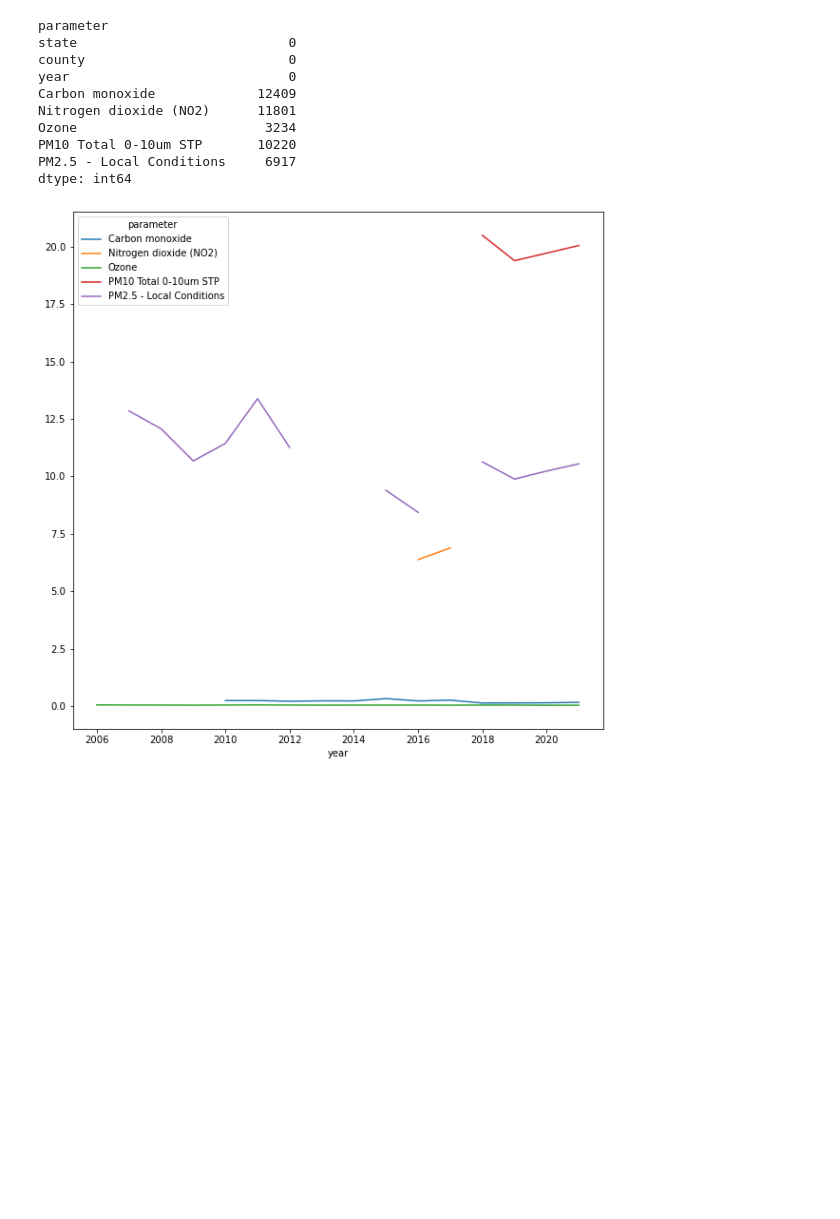
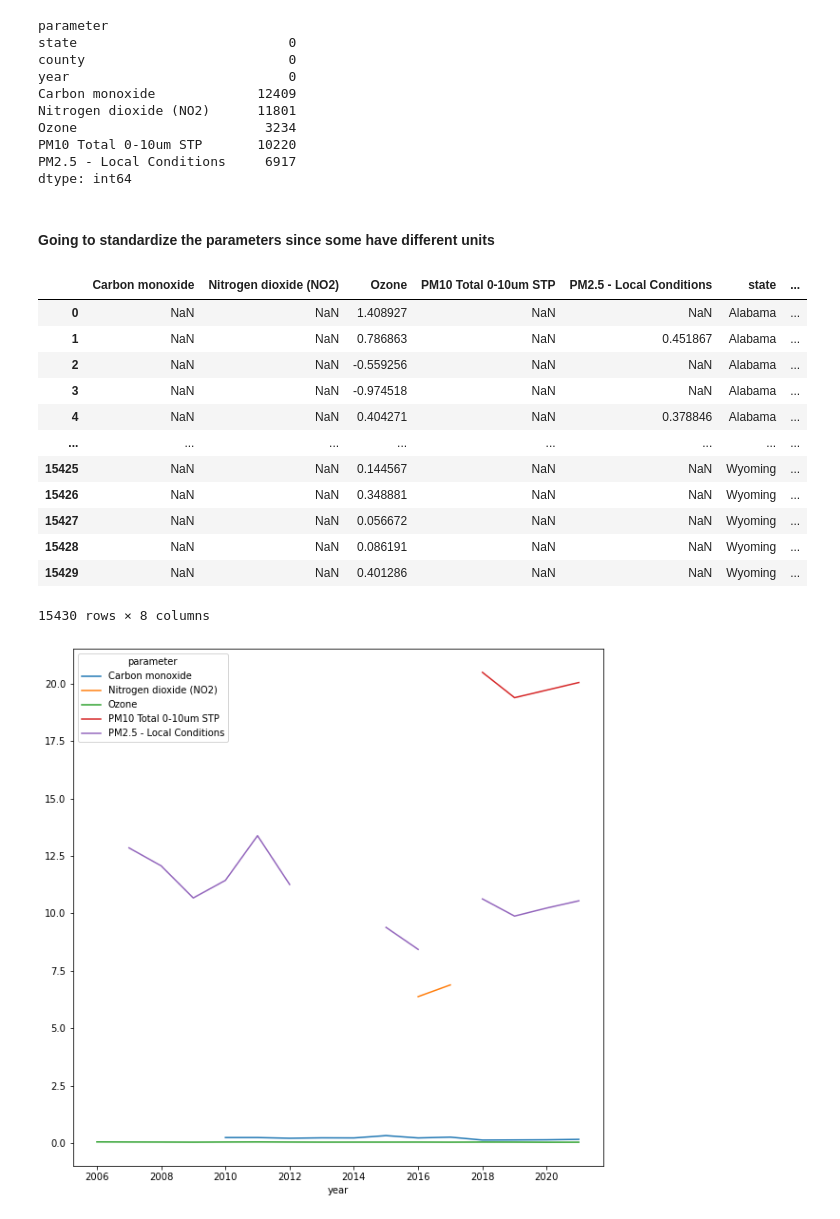
Before and after one commit to wdegraw93/low_birth_weight_vs_aqi_study, a Jupyter notebook: winston.ipynb, the cells around one changed output. Drawn from its saved outputs; the diff is of its cells as text; code cells hidden in the pictures; blank space fills up the shorter version.

```diff
--- a/winston.ipynb
+++ b/winston.ipynb
@@ -455,9 +458,33 @@ Ozone                        3234
 PM10 Total 0-10um STP       10220
 PM2.5 - Local Conditions     6917
 dtype: int64
+# %% [markdown]
+#### Going to standardize the parameters since some have different units
 # %%
 params = ['Carbon monoxide', 'Nitrogen dioxide (NO2)',
        'Ozone', 'PM10 Total 0-10um STP', 'PM2.5 - Local Conditions']
+# %%
+cte = ColumnTransformer([
+    ('ss', StandardScaler(), params)
+], remainder='passthrough', verbose_feature_names_out=False)
+
+aqs_ss = cte.fit_transform(aqs)
+aqs_ss = pd.DataFrame(aqs_ss, columns=cte.get_feature_names_out())
+aqs_ss
+# %% [output]
+|  | Carbon monoxide | Nitrogen dioxide (NO2) | Ozone | PM10 Total 0-10um STP | PM2.5 - Local Conditions | state | ... |
+| 0 | NaN | NaN | 1.408927 | NaN | NaN | Alabama | ... |
+| 1 | NaN | NaN | 0.786863 | NaN | 0.451867 | Alabama | ... |
+| 2 | NaN | NaN | -0.559256 | NaN | NaN | Alabama | ... |
+| 3 | NaN | NaN | -0.974518 | NaN | NaN | Alabama | ... |
+| 4 | NaN | NaN | 0.404271 | NaN | 0.378846 | Alabama | ... |
+| ... | ... | ... | ... | ... | ... | ... | ... |
+| 15425 | NaN | NaN | 0.144567 | NaN | NaN | Wyoming | ... |
+| 15426 | NaN | NaN | 0.348881 | NaN | NaN | Wyoming | ... |
+| 15427 | NaN | NaN | 0.056672 | NaN | NaN | Wyoming | ... |
+| 15428 | NaN | NaN | 0.086191 | NaN | NaN | Wyoming | ... |
+| 15429 | NaN | NaN | 0.401286 | NaN | NaN | Wyoming | ... |
+15430 rows × 8 columns
 # %%
 aqs[aqs['county']=='Hinds'].plot(x='year', y=params,
                                  figsize=(10,10));
```
Also changed, not shown: parts of 8 cells of this notebook, 1 other file.
